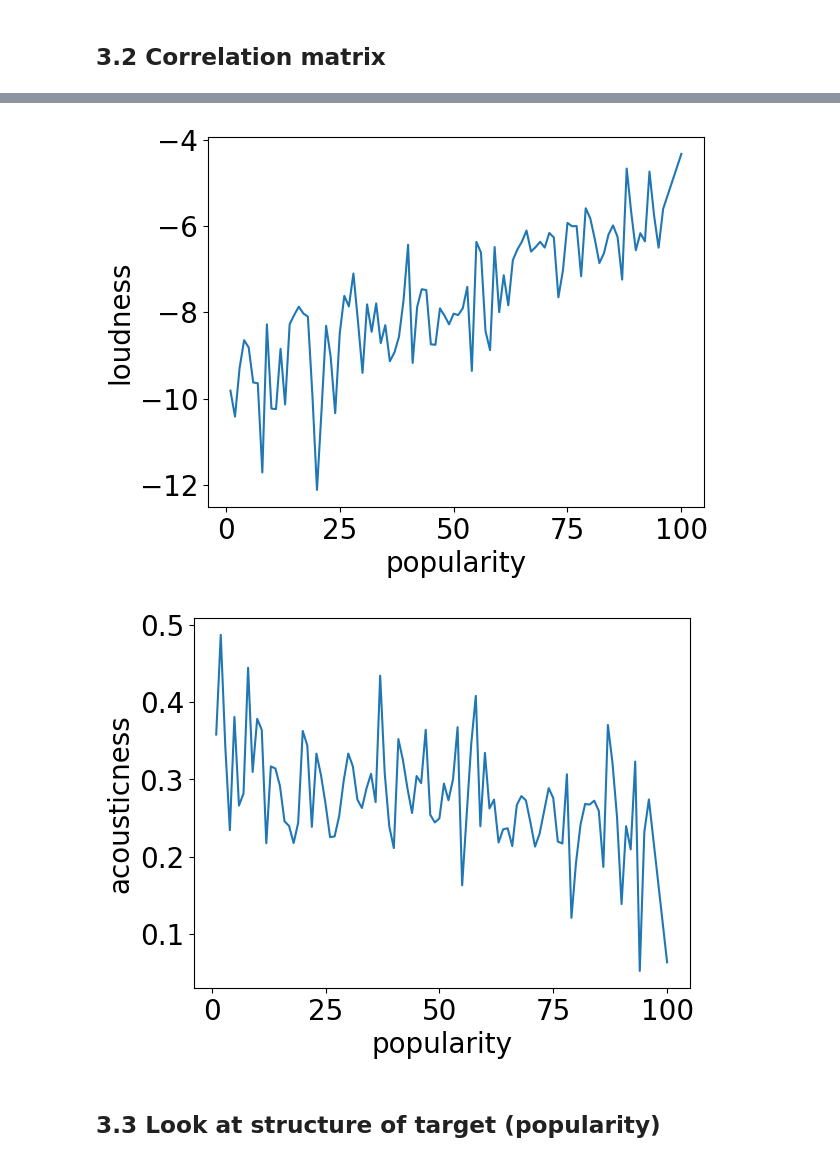
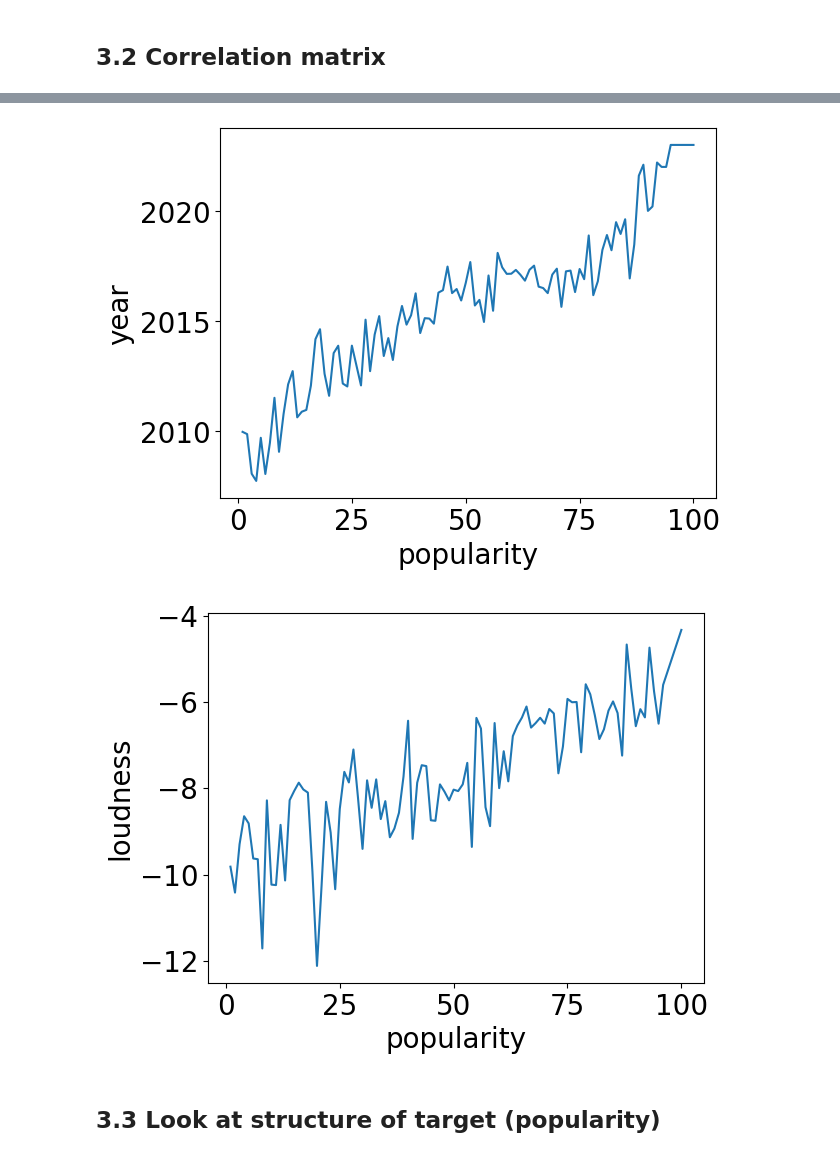
Before and after one commit to MrP29/EECS3401_Project, a Jupyter notebook: 3401_project.ipynb, the cells around one changed output, grey strips where cells are left out. Saved outputs shown, nothing was run; the diff lists cells and outputs as text; code cells hidden in the pictures.

Commit message:
Add more graphs for report

```diff
--- a/3401_project.ipynb
+++ b/3401_project.ipynb
@@ -178,13 +178,13 @@ instrumentalness   -0.308309
 Name: popularity, dtype: float64
 # %%
 plt.rcParams.update({'font.size': 20})
-pop_vs_loud = sns.lineplot(x="popularity", y="loudness", data=songs, errorbar=None)
+pop_vs_loud = sns.lineplot(x="popularity", y="year", data=songs, errorbar=None)
 # %% [output]
-[figure, old version]
+[figure, new version]
 # %%
-pop_vs_acousticness = sns.lineplot(x="popularity", y="acousticness", data=songs, errorbar=None)
+pop_vs_acousticness = sns.lineplot(x="popularity", y="loudness", data=songs, errorbar=None)
 # %% [output]
-[figure, old version]
+[figure, new version]
 # %% [markdown]
 ## 3.3 Look at structure of target (popularity)
 # %%
```
Also changed, not shown: parts of 22 cells of this notebook.
